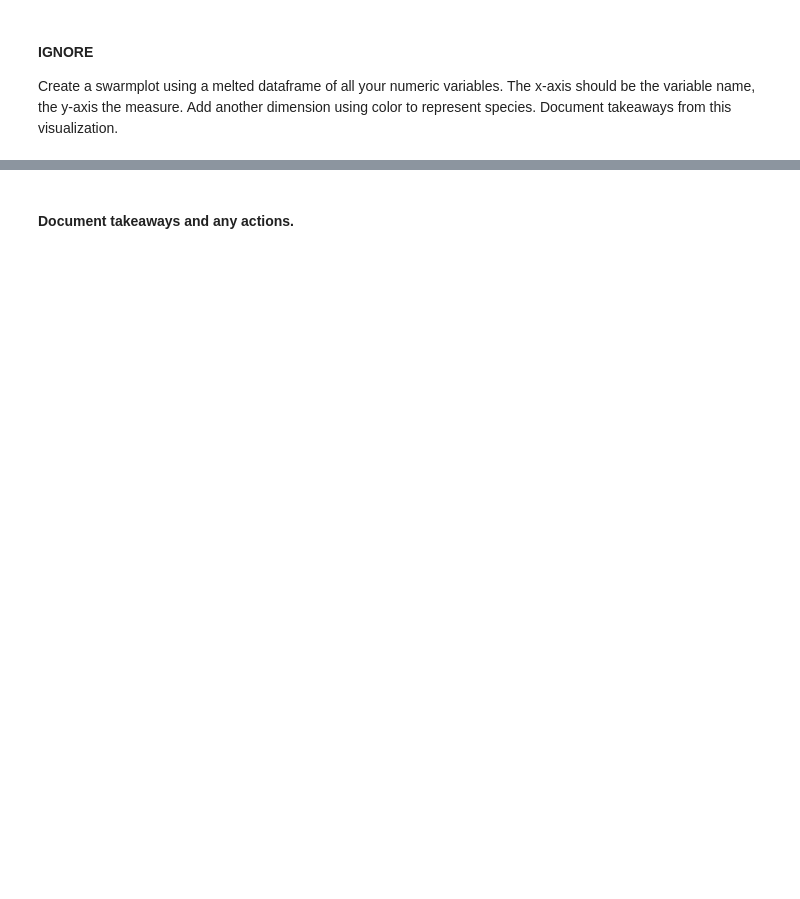
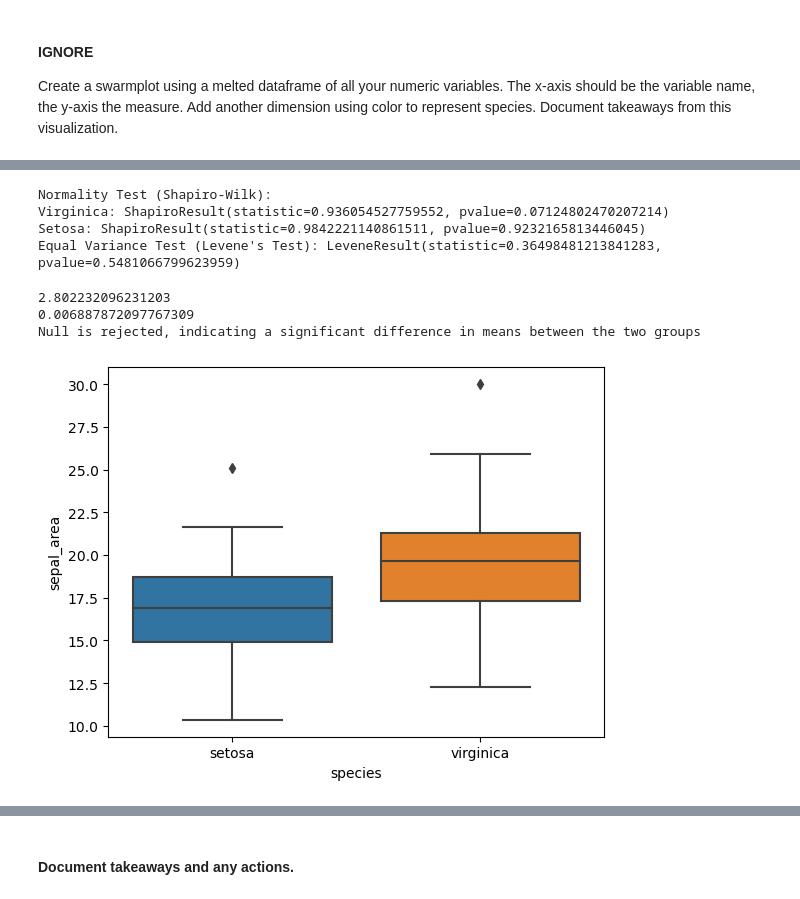
Before and after one commit to Josue-Gonzalez627/classification-exercises, a Jupyter notebook: explore.ipynb, the cells around one changed output, grey strips where cells are left out. Drawn from its saved outputs; the diff is of its cells as text; code cells hidden in the pictures; blank space fills up the shorter version.

```diff
--- a/explore.ipynb
+++ b/explore.ipynb
@@ -475,0 +516,4 @@ Create a swarmplot using a melted dataframe of all your numeric variables. The x
+# %%
+### let's create sepal area
+train['sepal_area'] = train['sepal_length'] * train['sepal_width']
+train.head()
@@ -475,0 +532,46 @@ Create a swarmplot using a melted dataframe of all your numeric variables. The x
+# %%
+### Stats test
+
+# Filter data
+virginica_sepal_area = train[train['species'] == 'virginica']['sepal_area']
+setosa_sepal_area = train[train['species'] == 'setosa']['sepal_area']
+
+# Normality Test
+print("Normality Test (Shapiro-Wilk):")
+print("Virginica:", stats.shapiro(virginica_sepal_area))
+print("Setosa:", stats.shapiro(setosa_sepal_area))
+### A higher T-value generally indicates a better fit to a normal distribution.
+### A higher P-value indicates not enough evidence to reject the null, meaning, the data does NOT
+        ### signify a deviation from normality.
+
+
+# Equal Variance Test
+print("Equal Variance Test (Levene's Test):", stats.levene(virginica_sepal_area, setosa_sepal_area))
+### A higher T-value indicates stronger evidence Against equal variances
+### A higher P-value indicates variances between the groups are not significantly different.
+
+
+# T-test(when > 0.05) or Mann-Whitney U Test(when < 0.05)
+# Use T-test if normality and equal variance assumptions are met
+# Otherwise, use Mann-Whitney U Test
+# %% [output]
+Normality Test (Shapiro-Wilk):
+Virginica: ShapiroResult(statistic=0.936054527759552, pvalue=0.07124802470207214)
+Setosa: ShapiroResult(statistic=0.9842221140861511, pvalue=0.9232165813446045)
+Equal Variance Test (Levene's Test): LeveneResult(statistic=0.36498481213841283, pvalue=0.5481066799623959)
+# %%
+# t-test
+
+t, p = stats.ttest_ind(virginica_sepal_area, setosa_sepal_area)
+print(t)
+print(p)
+print('Null is rejected, indicating a significant difference in means between the two groups')
+# %% [output]
+2.802232096231203
+0.006887872097767309
+Null is rejected, indicating a significant difference in means between the two groups
+# %%
+sns.boxplot(x='species', y='sepal_area', data=train[train['species'].isin(['virginica', 'setosa'])])
+plt.show()
+# %% [output]
+[figure, added]
```
Also changed, not shown: parts of 17 cells of this notebook.
